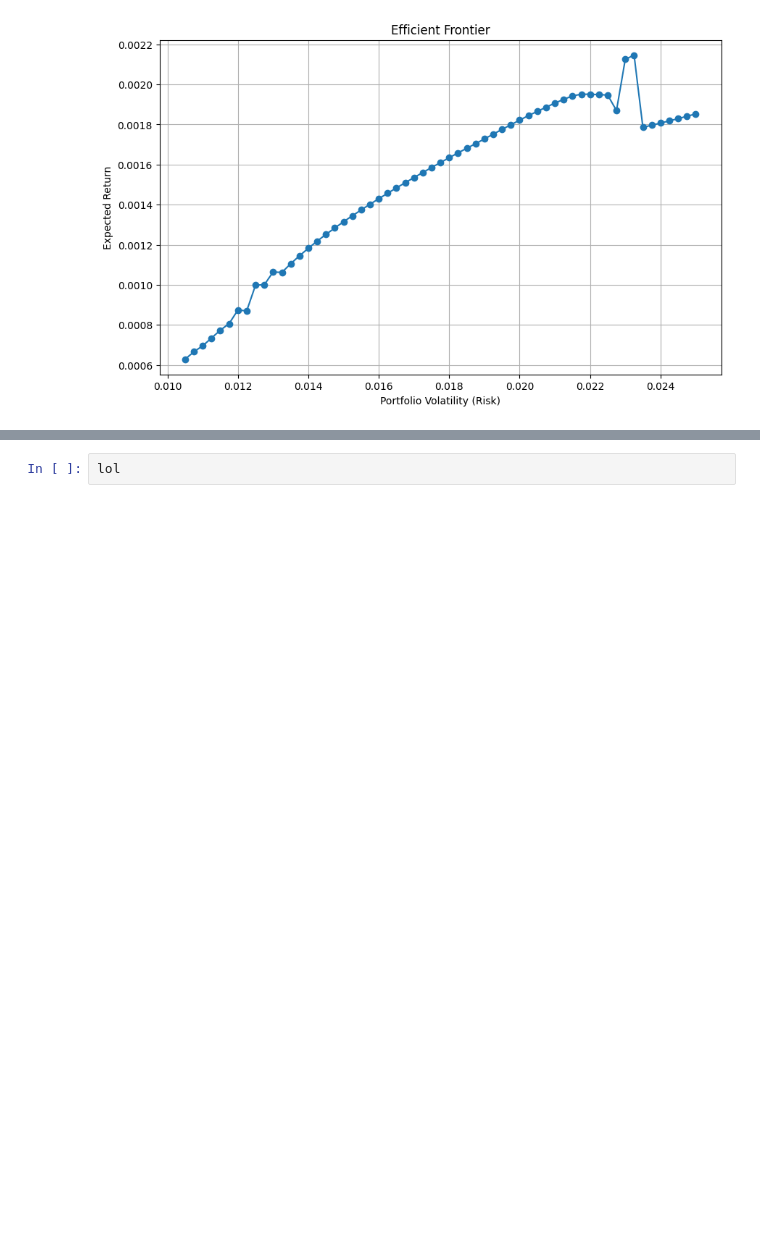
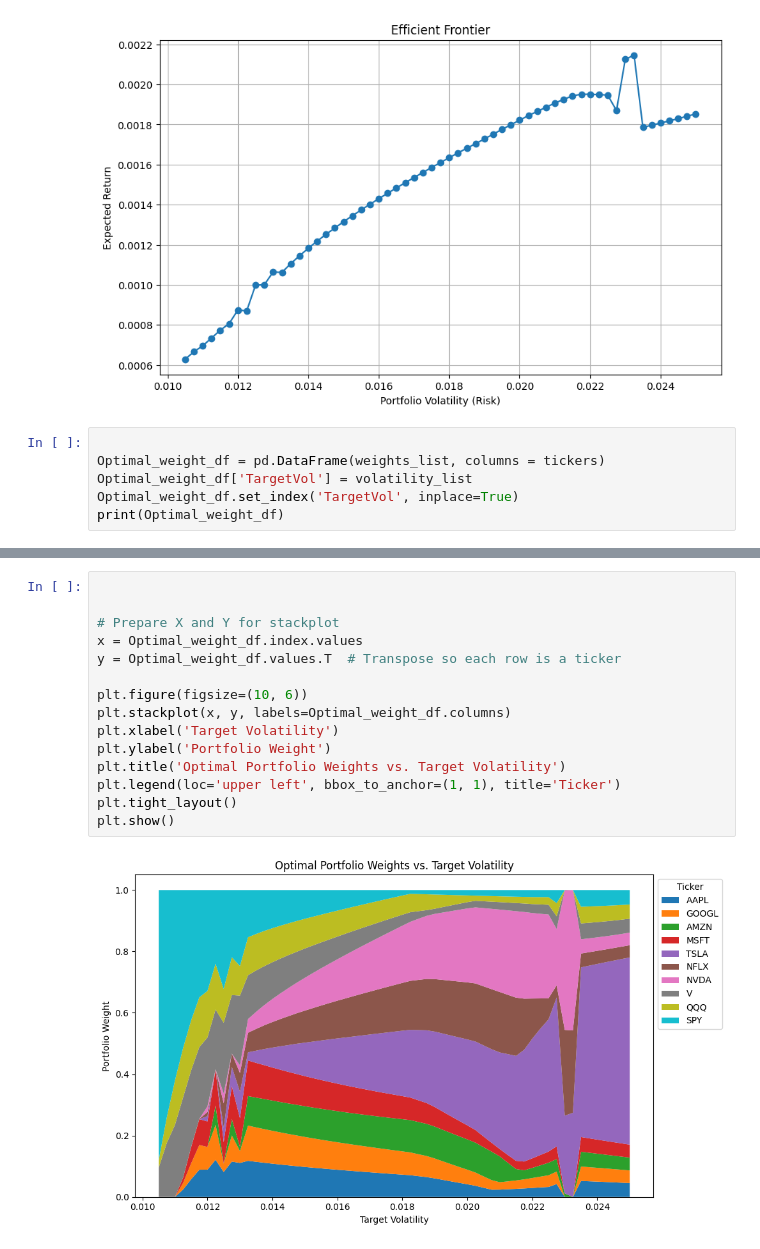
Before and after one commit to eloibernier/Portfolio_Optimization_Sturturing, a Jupyter notebook: InvestmentPortfolioAI/notebooks/DescriptiveAnalysisPortfoli.ipynb_checkpoints/Markowitz_Analysis.ipynb, the cells around one changed output, grey strips where cells are left out. Saved outputs shown, nothing was run; the diff lists cells and outputs as text; blank space fills up the shorter version.

```diff
--- a/InvestmentPortfolioAI/notebooks/DescriptiveAnalysisPortfoli.ipynb_checkpoints/Markowitz_Analysis.ipynb
+++ b/InvestmentPortfolioAI/notebooks/DescriptiveAnalysisPortfoli.ipynb_checkpoints/Markowitz_Analysis.ipynb
@@ -305,3 +305,9 @@ plt.grid(True)
 plt.show()
 # %% [output]
 [figure]
+# %%
+
+Optimal_weight_df = pd.DataFrame(weights_list, columns = tickers)
+Optimal_weight_df['TargetVol'] = volatility_list
+Optimal_weight_df.set_index('TargetVol', inplace=True)
+print(Optimal_weight_df)
@@ -308,2 +332,17 @@ plt.show()
 # %%
-lol
+
+
+# Prepare X and Y for stackplot
+x = Optimal_weight_df.index.values
+y = Optimal_weight_df.values.T  # Transpose so each row is a ticker
+
+plt.figure(figsize=(10, 6))
+plt.stackplot(x, y, labels=Optimal_weight_df.columns)
+plt.xlabel('Target Volatility')
+plt.ylabel('Portfolio Weight')
+plt.title('Optimal Portfolio Weights vs. Target Volatility')
+plt.legend(loc='upper left', bbox_to_anchor=(1, 1), title='Ticker')
+plt.tight_layout()
+plt.show()
+# %% [output]
+[figure, added]
```
Also changed, not shown: parts of 1 cell of this notebook, 4 other files.
